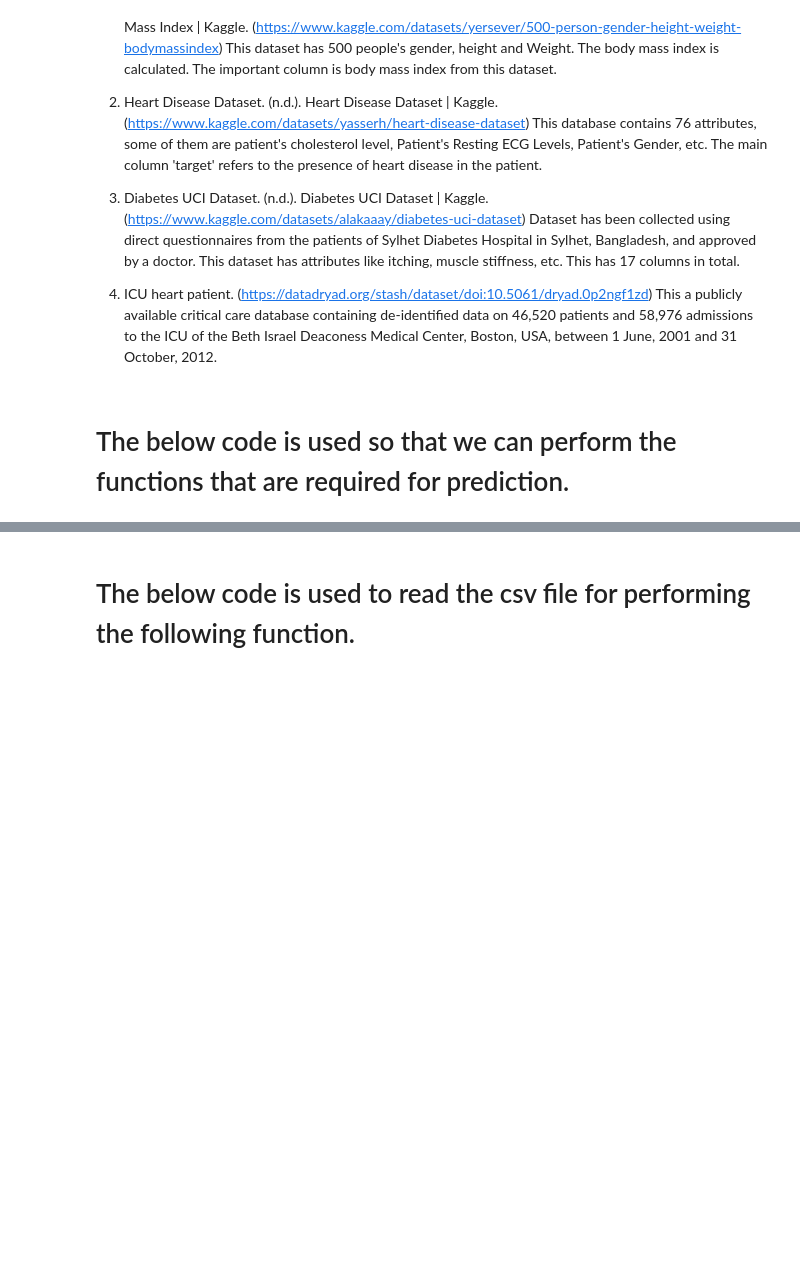
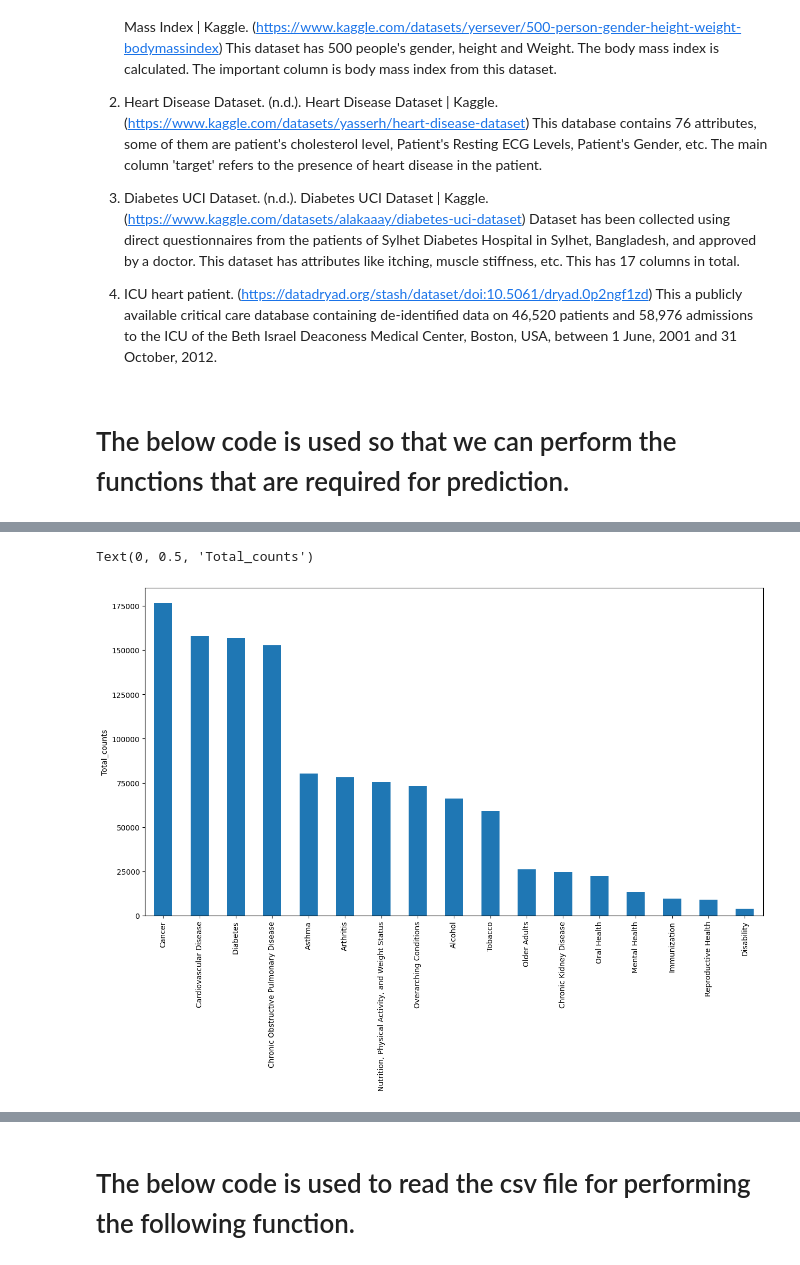
Before and after one commit to VishalRavichandran27/hds5210-2023, a Jupyter notebook: final/final.ipynb, the cells around one changed output, grey strips where cells are left out. Saved outputs shown, nothing was run; the diff lists cells and outputs as text; code cells hidden in the pictures; blank space fills up the shorter version.

```diff
--- a/final/final.ipynb
+++ b/final/final.ipynb
@@ -30,0 +41,3 @@ import numpy as np
+# %%
+import json
+Survey = json.load(open('data.json'))
@@ -30,0 +46,6 @@ import numpy as np
+# %%
+column_list = []
+for each_column in Survey['meta']['view']['columns']:
+  column_list.append(each_column['fieldName'].replace(':','').strip())
+# %%
+Survey = pd.DataFrame(Survey['data'],columns = column_list)
@@ -30,0 +62,6 @@ import numpy as np
+# %%
+Survey.topic.value_counts().plot(kind = 'bar',figsize =(15,8))
+plt.ylabel('Total_counts')
+# %% [output]
+Text(0, 0.5, 'Total_counts')
+[figure, added]
```
Also changed, not shown: parts of 7 cells of this notebook.
